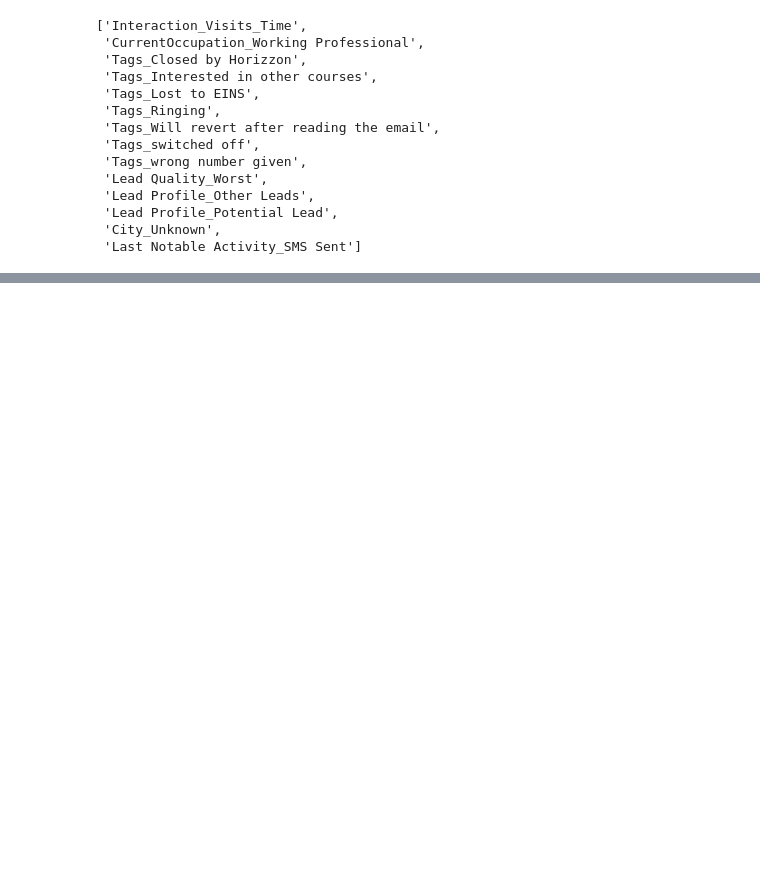
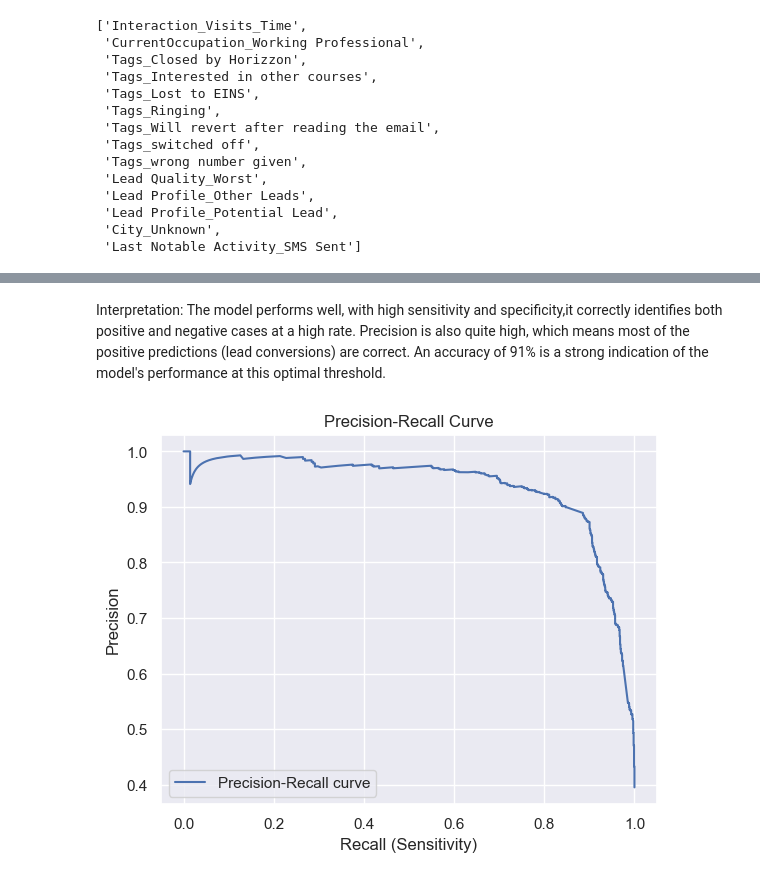
Before and after one commit to paulamisurroy/lead-scoring-logicalRegression, a Jupyter notebook: Lead_Scoring_V1.ipynb, the cells around one changed output, grey strips where cells are left out. Cells and saved outputs as stored; diff of their text form; code cells hidden in the pictures; blank space fills up the shorter version.

```diff
--- a/Lead_Scoring_V1.ipynb
+++ b/Lead_Scoring_V1.ipynb
@@ -1636,0 +1542,24 @@ Columns_selected_RFE
+# %%
+import statsmodels.api as sm
+from sklearn.linear_model import LogisticRegression
+from sklearn.feature_selection import RFE
+
+# Step 1: Fit LogisticRegression model using Scikit-learn
+log_reg = LogisticRegression(max_iter=500, penalty='l2')
+
+# Perform RFE
+rfe = RFE(log_reg, n_features_to_select=15)  # Adjust the number of features as needed
+rfe.fit(X_train, y_train)
+
+# Step 2: Get the columns selected by RFE
+X_train_rfe_selected = X_train[X_train.columns[rfe.support_]]
+
+# Step 3: Add constant for intercept
+X_train_rfe_selected_with_constant = sm.add_constant(X_train_rfe_selected)
+
+# Step 4: Fit the logistic regression model using statsmodels
+logit_model = sm.Logit(y_train, X_train_rfe_selected_with_constant)
+result = logit_model.fit()
+
+# Step 5: Show the model summary including p-values
+print(result.summary())
@@ -1636,0 +1764,25 @@ Columns_selected_RFE
+# %% [markdown]
+Interpretation:
+The model performs well, with high sensitivity and specificity,it correctly identifies both positive and negative cases at a high rate.
+Precision is also quite high, which means most of the positive predictions (lead conversions) are correct.
+An accuracy of 91% is a strong indication of the model's performance at this optimal threshold.
+# %%
+from sklearn.metrics import precision_recall_curve
+import matplotlib.pyplot as plt
+
+# Step 1: Predict probabilities for the positive class
+y_pred_proba = log_reg.predict_proba(X_test_rfe)[:, 1]  # Probability of the positive class (lead conversion)
+
+# Step 2: Calculate precision, recall, and thresholds
+precision, recall, thresholds = precision_recall_curve(y_test, y_pred_proba)
+
+# Step 3: Plot the Precision-Recall curve
+plt.figure()
+plt.plot(recall, precision, label="Precision-Recall curve")
+plt.xlabel('Recall (Sensitivity)')
+plt.ylabel('Precision')
+plt.title('Precision-Recall Curve')
+plt.legend(loc="lower left")
+plt.show()
+# %% [output]
+[figure, added]
```
Also changed, not shown: parts of 24 cells of this notebook, 1 other file.
